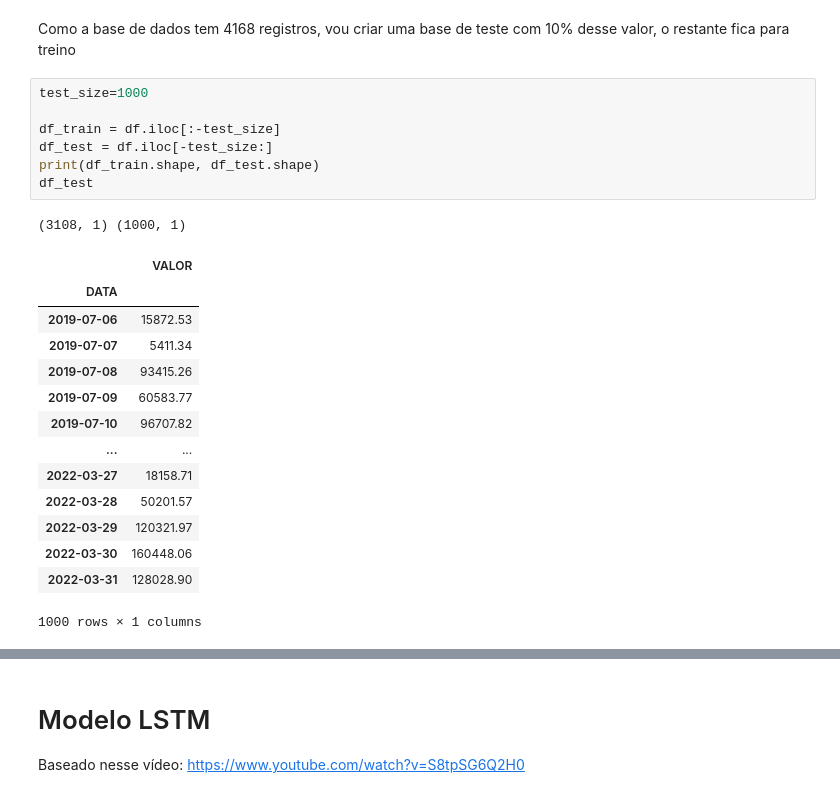
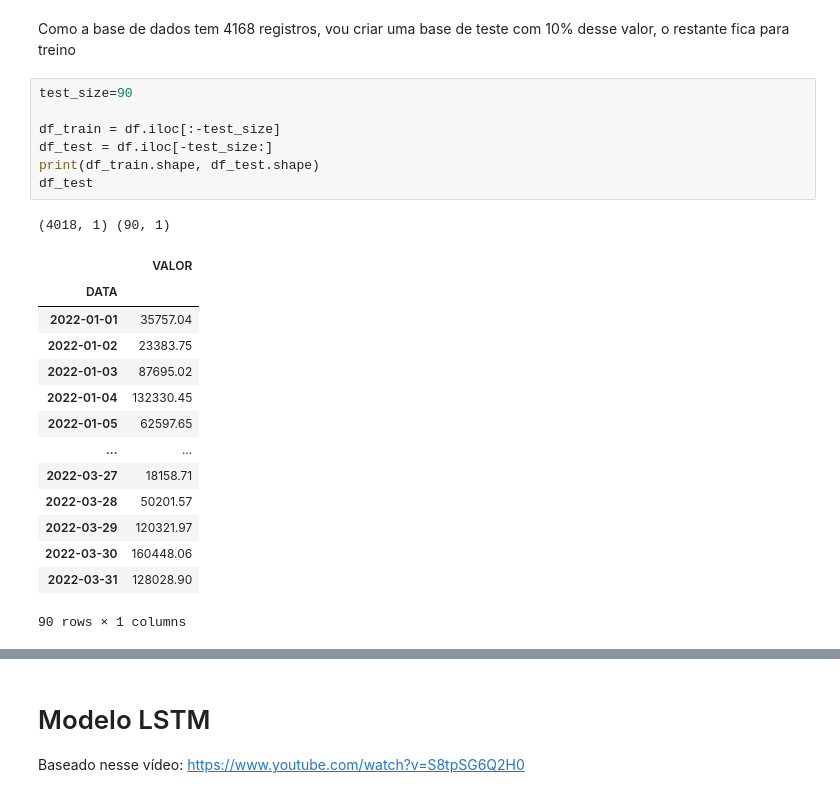
Before and after one commit to brunoperdigao/Senado---Analise-de-dados-CEAPS, a Jupyter notebook: notebooks/Serie temporal.ipynb, the cells around one changed output, grey strips where cells are left out. Saved outputs shown, nothing was run; the diff lists cells and outputs as text.

```diff
--- a/notebooks/Serie temporal.ipynb
+++ b/notebooks/Serie temporal.ipynb
@@ -185,28 +203,28 @@ Warnings:
 # %% [markdown]
 Como a base de dados tem 4168 registros, vou criar uma base de teste com 10% desse valor, o restante fica para treino
 # %%
-test_size=1000
+test_size=90
 
 df_train = df.iloc[:-test_size]
 df_test = df.iloc[-test_size:]
 print(df_train.shape, df_test.shape)
 df_test
 # %% [output]
-(3108, 1) (1000, 1)
+(4018, 1) (90, 1)
 |  | VALOR |
 | DATA |  |
-| 2019-07-06 | 15872.53 |
-| 2019-07-07 | 5411.34 |
-| 2019-07-08 | 93415.26 |
-| 2019-07-09 | 60583.77 |
-| 2019-07-10 | 96707.82 |
+| 2022-01-01 | 35757.04 |
+| 2022-01-02 | 23383.75 |
+| 2022-01-03 | 87695.02 |
+| 2022-01-04 | 132330.45 |
+| 2022-01-05 | 62597.65 |
 | ... | ... |
 | 2022-03-27 | 18158.71 |
 | 2022-03-28 | 50201.57 |
 | 2022-03-29 | 120321.97 |
 | 2022-03-30 | 160448.06 |
 | 2022-03-31 | 128028.90 |
-1000 rows × 1 columns
+90 rows × 1 columns
 # %%
 model = statsmodels.tsa.arima.model.ARIMA(df_train['VALOR'], order = (2, 1, 3), freq='D')
 model = model.fit()
```
Also changed, not shown: parts of 35 cells of this notebook, 10 other files.
